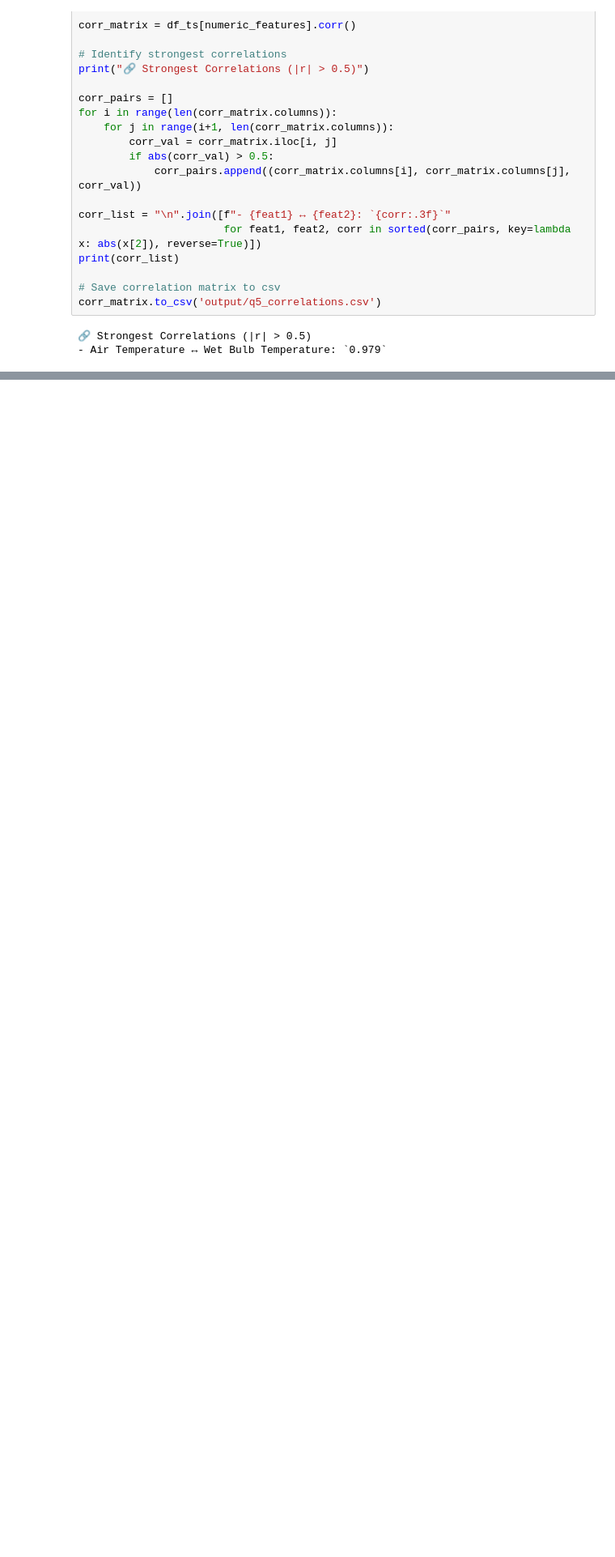
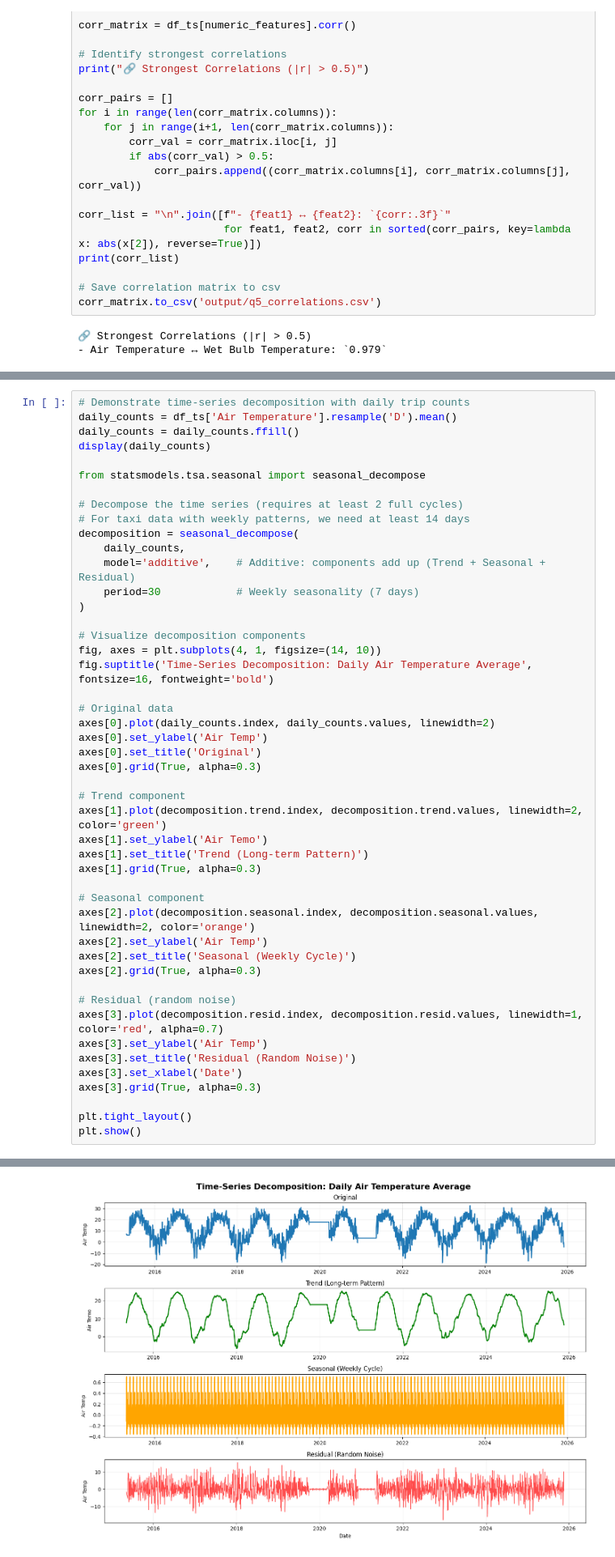
Before and after one commit to UCSF-DataSci/ds217-11-final-bobho1999, a Jupyter notebook: q5_pattern_analysis.ipynb, the cells around one changed output, grey strips where cells are left out. Shown at 81% size. Cells and saved outputs as stored; diff of their text form; blank space fills up the shorter version.

Commit message:
Q5 updated trend summary and new trend figure

```diff
--- a/q5_pattern_analysis.ipynb
+++ b/q5_pattern_analysis.ipynb
@@ -237 +238,49 @@ dtype: float64
 [figure]
+# %%
+# Demonstrate time-series decomposition with daily trip counts
+daily_counts = df_ts['Air Temperature'].resample('D').mean()
+daily_counts = daily_counts.ffill()
+display(daily_counts)
+
+from statsmodels.tsa.seasonal import seasonal_decompose
+
+# Decompose the time series (requires at least 2 full cycles)
+# For taxi data with weekly patterns, we need at least 14 days
+decomposition = seasonal_decompose(
+    daily_counts,
+    model='additive',    # Additive: components add up (Trend + Seasonal + Residual)
+    period=30            # Weekly seasonality (7 days)
+)
+
+# Visualize decomposition components
+fig, axes = plt.subplots(4, 1, figsize=(14, 10))
+fig.suptitle('Time-Series Decomposition: Daily Air Temperature Average', fontsize=16, fontweight='bold')
+
+# Original data
+axes[0].plot(daily_counts.index, daily_counts.values, linewidth=2)
+axes[0].set_ylabel('Air Temp')
+axes[0].set_title('Original')
+axes[0].grid(True, alpha=0.3)
+
+# Trend component
+axes[1].plot(decomposition.trend.index, decomposition.trend.values, linewidth=2, color='green')
+axes[1].set_ylabel('Air Temo')
+axes[1].set_title('Trend (Long-term Pattern)')
+axes[1].grid(True, alpha=0.3)
+
+# Seasonal component
+axes[2].plot(decomposition.seasonal.index, decomposition.seasonal.values, linewidth=2, color='orange')
+axes[2].set_ylabel('Air Temp')
+axes[2].set_title('Seasonal (Weekly Cycle)')
+axes[2].grid(True, alpha=0.3)
+
+# Residual (random noise)
+axes[3].plot(decomposition.resid.index, decomposition.resid.values, linewidth=1, color='red', alpha=0.7)
+axes[3].set_ylabel('Air Temp')
+axes[3].set_title('Residual (Random Noise)')
+axes[3].set_xlabel('Date')
+axes[3].grid(True, alpha=0.3)
+
+plt.tight_layout()
+plt.show()
+# %% [output]
@@ -238,3 +300,4 @@ dtype: float64
+[figure, added]
 # %%
 # Trend Summary
 trend_summary = f"""KEY PATTERNS IDENTIFIED
```
Also changed, not shown: parts of 3 cells of this notebook, 1 other file.
